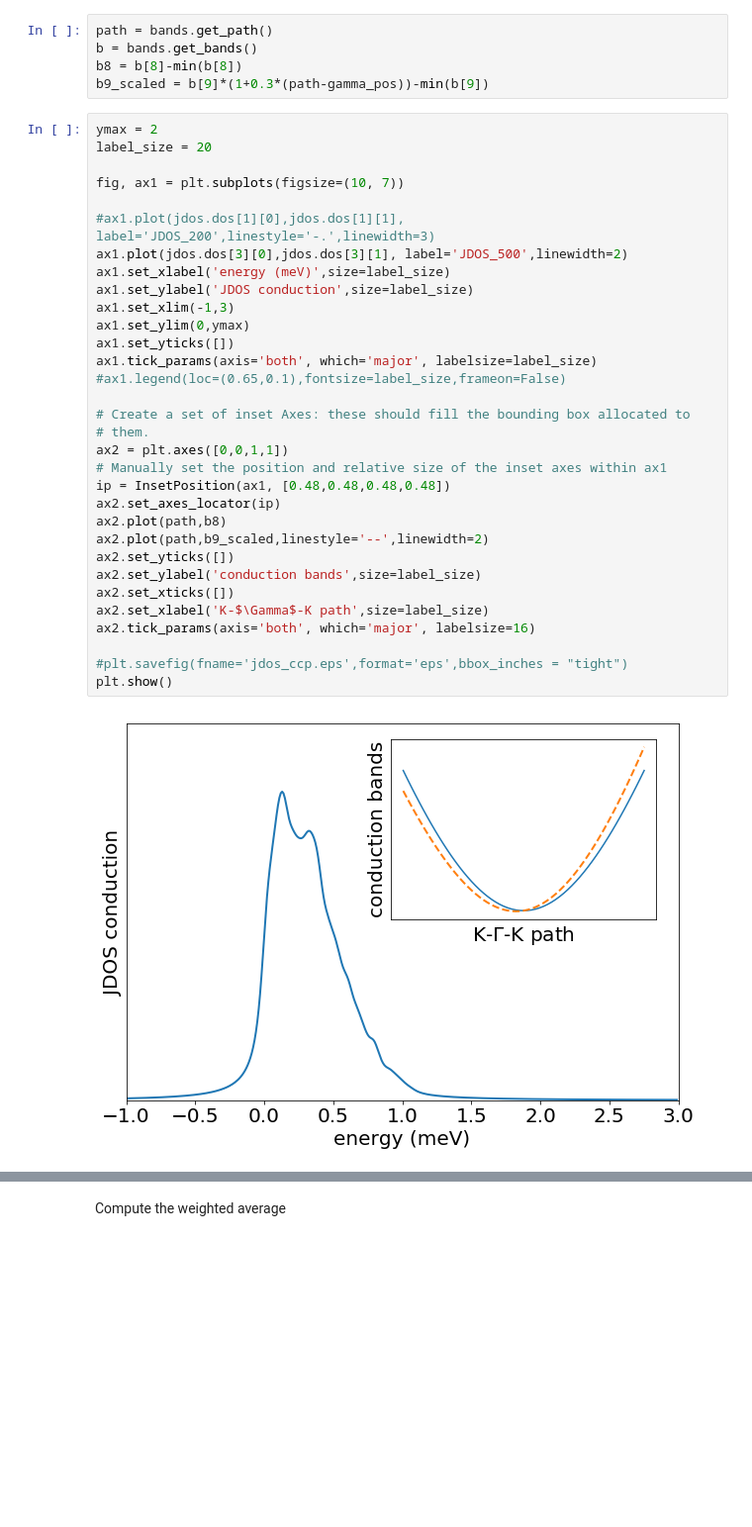
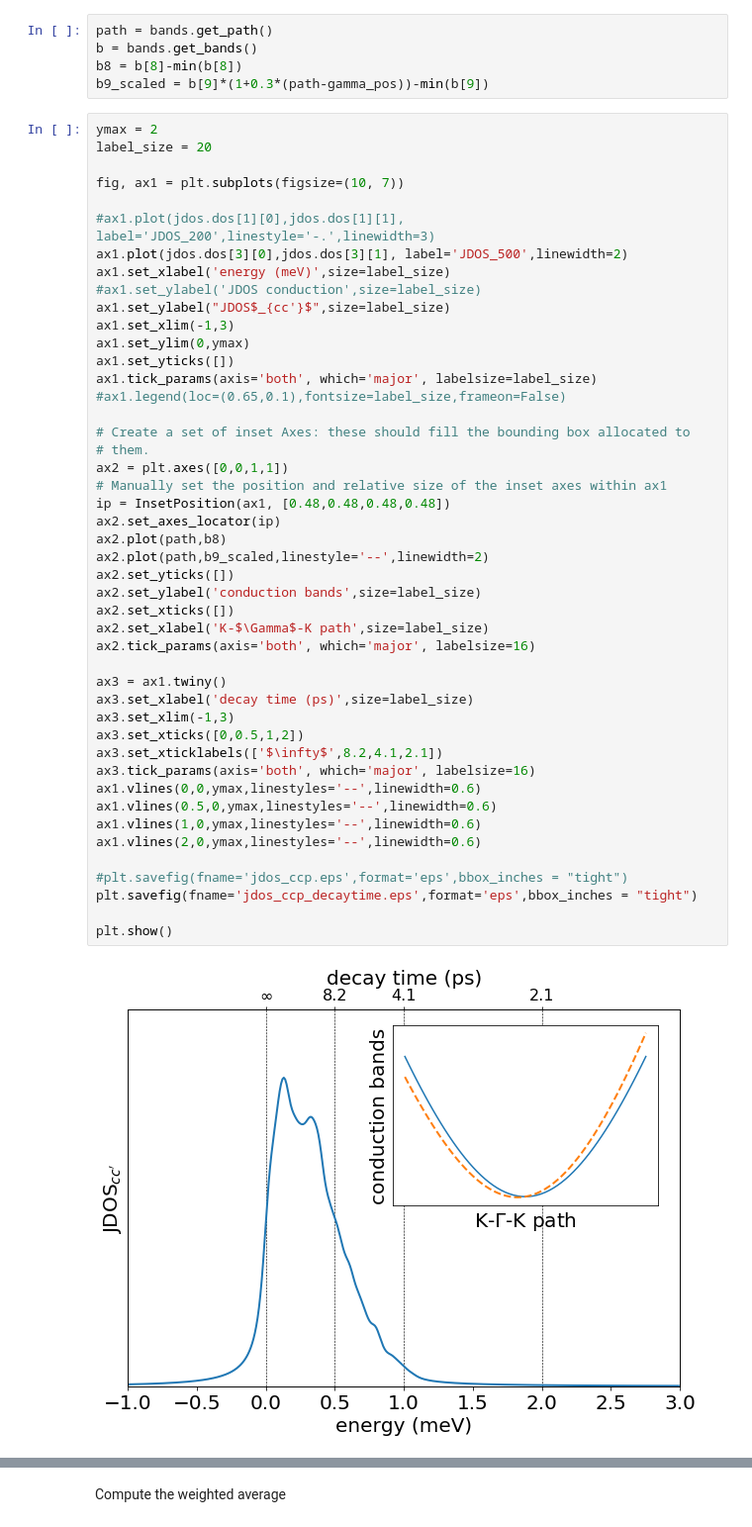
Before and after one commit to marcodalessandro76/Generation-and-decay-of-the-degree-of-spin-polarization-in-GaAs, a Jupyter notebook: ANALYSIS_Plots.ipynb, the cells around one changed output, grey strips where cells are left out. Shown at 99% size. Drawn from its saved outputs; the diff is of its cells as text; blank space fills up the shorter version.

```diff
--- a/ANALYSIS_Plots.ipynb
+++ b/ANALYSIS_Plots.ipynb
@@ -460,32 +460,46 @@ ymax = 2
 label_size = 20
 
 fig, ax1 = plt.subplots(figsize=(10, 7))
 
 #ax1.plot(jdos.dos[1][0],jdos.dos[1][1], label='JDOS_200',linestyle='-.',linewidth=3)
 ax1.plot(jdos.dos[3][0],jdos.dos[3][1], label='JDOS_500',linewidth=2)
 ax1.set_xlabel('energy (meV)',size=label_size)
-ax1.set_ylabel('JDOS conduction',size=label_size)
+#ax1.set_ylabel('JDOS conduction',size=label_size)
+ax1.set_ylabel("JDOS$_{cc'}$",size=label_size)
 ax1.set_xlim(-1,3)
 ax1.set_ylim(0,ymax)
 ax1.set_yticks([])
 ax1.tick_params(axis='both', which='major', labelsize=label_size)
 #ax1.legend(loc=(0.65,0.1),fontsize=label_size,frameon=False)
 
 # Create a set of inset Axes: these should fill the bounding box allocated to
 # them.
 ax2 = plt.axes([0,0,1,1])
 # Manually set the position and relative size of the inset axes within ax1
 ip = InsetPosition(ax1, [0.48,0.48,0.48,0.48])
 ax2.set_axes_locator(ip)
 ax2.plot(path,b8)
 ax2.plot(path,b9_scaled,linestyle='--',linewidth=2)
 ax2.set_yticks([])
 ax2.set_ylabel('conduction bands',size=label_size)
 ax2.set_xticks([])
 ax2.set_xlabel('K-$\Gamma$-K path',size=label_size)
 ax2.tick_params(axis='both', which='major', labelsize=16)
 
+ax3 = ax1.twiny()
+ax3.set_xlabel('decay time (ps)',size=label_size)
+ax3.set_xlim(-1,3)
+ax3.set_xticks([0,0.5,1,2])
+ax3.set_xticklabels(['$\infty$',8.2,4.1,2.1])
+ax3.tick_params(axis='both', which='major', labelsize=16)
+ax1.vlines(0,0,ymax,linestyles='--',linewidth=0.6)
+ax1.vlines(0.5,0,ymax,linestyles='--',linewidth=0.6)
+ax1.vlines(1,0,ymax,linestyles='--',linewidth=0.6)
+ax1.vlines(2,0,ymax,linestyles='--',linewidth=0.6)
+
 #plt.savefig(fname='jdos_ccp.eps',format='eps',bbox_inches = "tight")
+plt.savefig(fname='jdos_ccp_decaytime.eps',format='eps',bbox_inches = "tight")
+
 plt.show()
 # %% [output]
-[figure, old version]
+[figure, new version]
```
Also changed, not shown: parts of 4 cells of this notebook.
